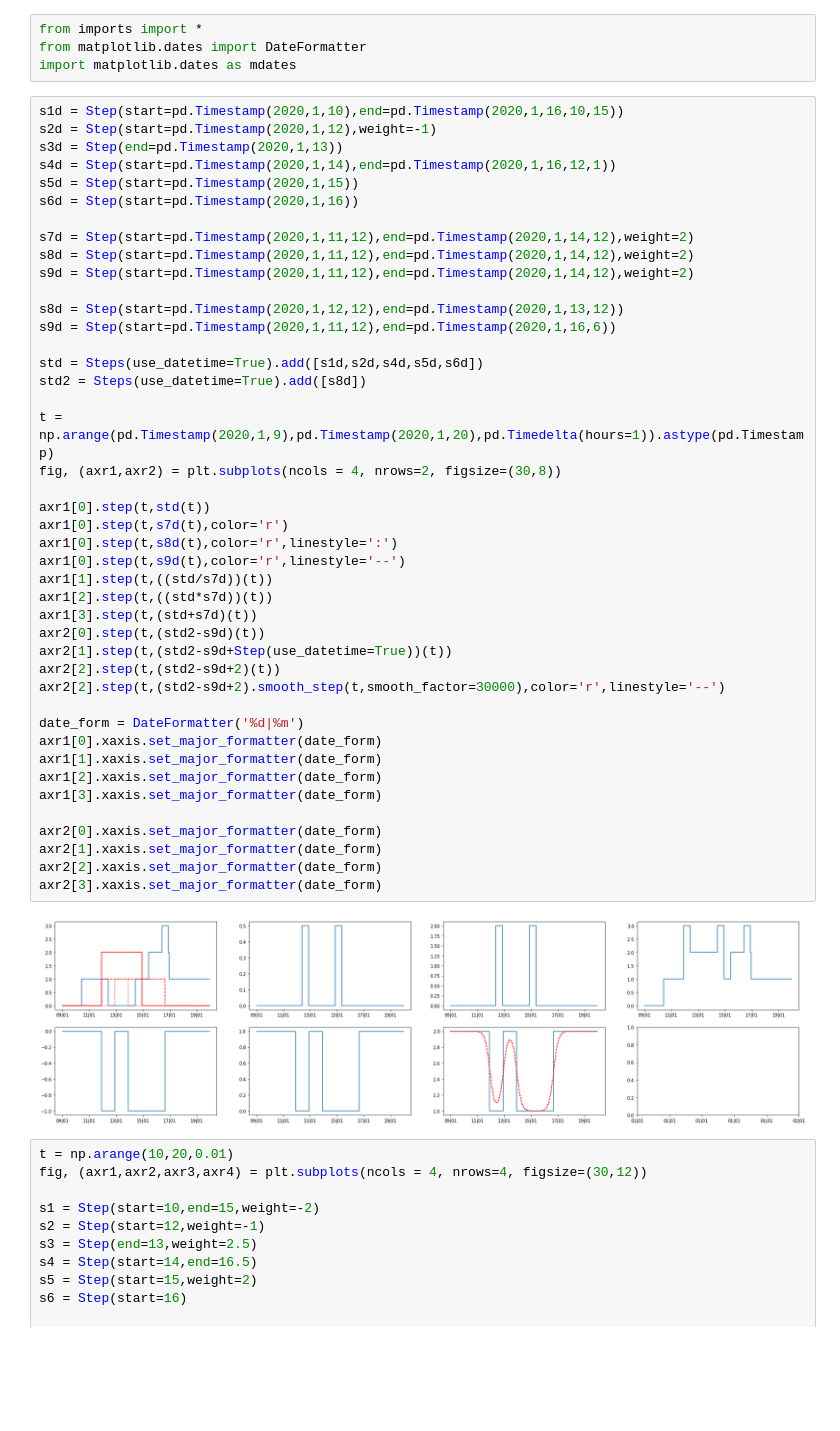
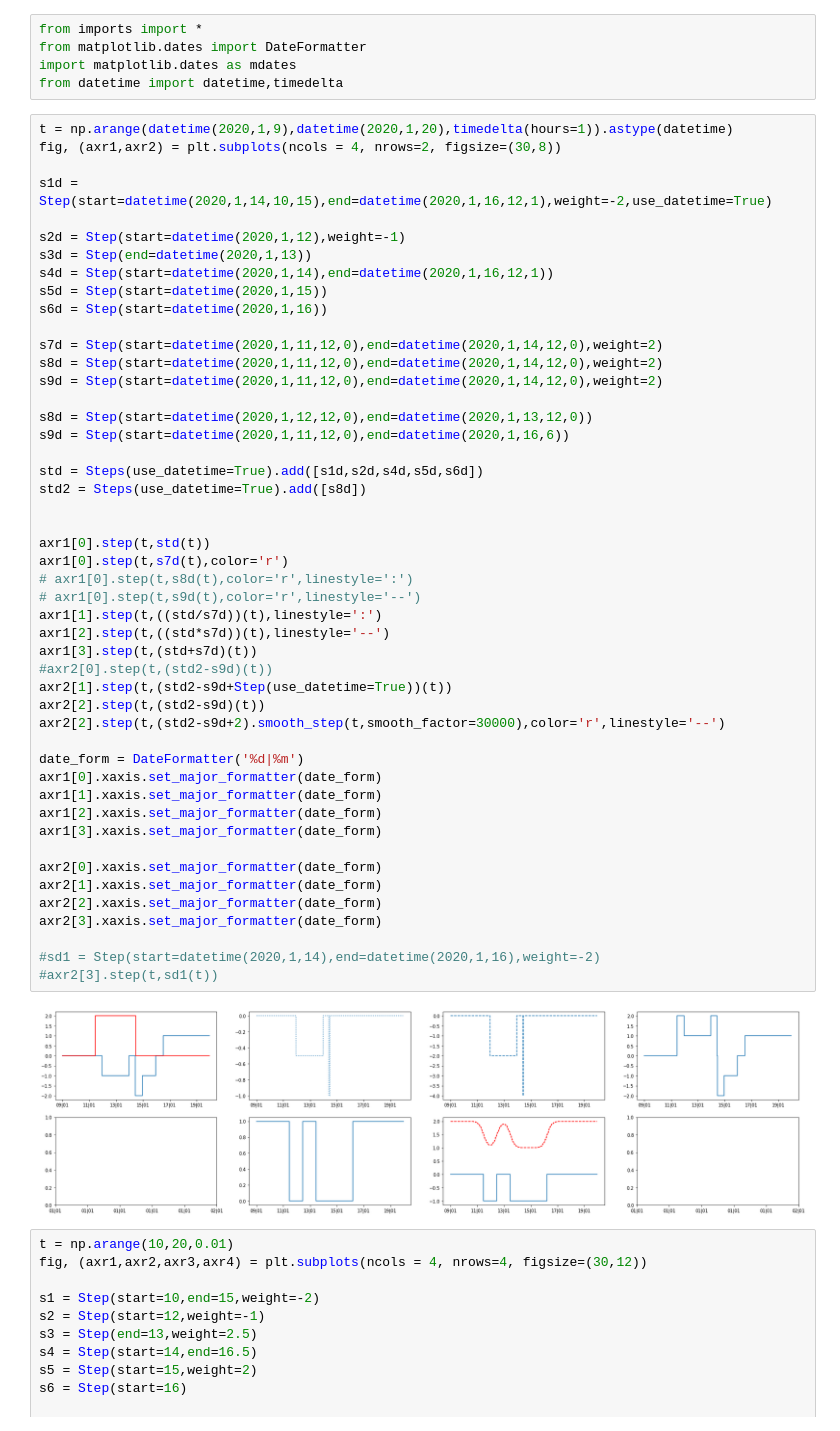
Before and after one commit to probability/topicmodelunderstanding, a Jupyter notebook: Notebooks/operations tests.ipynb, the cells around one changed output. Cells and saved outputs as stored; diff of their text form; blank space fills up the shorter version.

Commit message:
migrated to strictly datetime.datetime

```diff
--- a/Notebooks/operations tests.ipynb
+++ b/Notebooks/operations tests.ipynb
@@ -2,51 +2,57 @@
 from imports import *
 from matplotlib.dates import DateFormatter
 import matplotlib.dates as mdates
+from datetime import datetime,timedelta
 # %%
-s1d = Step(start=pd.Timestamp(2020,1,10),end=pd.Timestamp(2020,1,16,10,15))
-s2d = Step(start=pd.Timestamp(2020,1,12),weight=-1)
-s3d = Step(end=pd.Timestamp(2020,1,13))
-s4d = Step(start=pd.Timestamp(2020,1,14),end=pd.Timestamp(2020,1,16,12,1))
-s5d = Step(start=pd.Timestamp(2020,1,15))
-s6d = Step(start=pd.Timestamp(2020,1,16))
+t = np.arange(datetime(2020,1,9),datetime(2020,1,20),timedelta(hours=1)).astype(datetime)
+fig, (axr1,axr2) = plt.subplots(ncols = 4, nrows=2, figsize=(30,8))
 
-s7d = Step(start=pd.Timestamp(2020,1,11,12),end=pd.Timestamp(2020,1,14,12),weight=2)
-s8d = Step(start=pd.Timestamp(2020,1,11,12),end=pd.Timestamp(2020,1,14,12),weight=2)
-s9d = Step(start=pd.Timestamp(2020,1,11,12),end=pd.Timestamp(2020,1,14,12),weight=2)
+s1d = Step(start=datetime(2020,1,14,10,15),end=datetime(2020,1,16,12,1),weight=-2,use_datetime=True)
 
-s8d = Step(start=pd.Timestamp(2020,1,12,12),end=pd.Timestamp(2020,1,13,12))
-s9d = Step(start=pd.Timestamp(2020,1,11,12),end=pd.Timestamp(2020,1,16,6))
+s2d = Step(start=datetime(2020,1,12),weight=-1)
+s3d = Step(end=datetime(2020,1,13))
+s4d = Step(start=datetime(2020,1,14),end=datetime(2020,1,16,12,1))
+s5d = Step(start=datetime(2020,1,15))
+s6d = Step(start=datetime(2020,1,16))
+
+s7d = Step(start=datetime(2020,1,11,12,0),end=datetime(2020,1,14,12,0),weight=2)
+s8d = Step(start=datetime(2020,1,11,12,0),end=datetime(2020,1,14,12,0),weight=2)
+s9d = Step(start=datetime(2020,1,11,12,0),end=datetime(2020,1,14,12,0),weight=2)
+
+s8d = Step(start=datetime(2020,1,12,12,0),end=datetime(2020,1,13,12,0))
+s9d = Step(start=datetime(2020,1,11,12,0),end=datetime(2020,1,16,6))
 
 std = Steps(use_datetime=True).add([s1d,s2d,s4d,s5d,s6d])
 std2 = Steps(use_datetime=True).add([s8d])
 
-t = np.arange(pd.Timestamp(2020,1,9),pd.Timestamp(2020,1,20),pd.Timedelta(hours=1)).astype(pd.Timestamp)
-fig, (axr1,axr2) = plt.subplots(ncols = 4, nrows=2, figsize=(30,8))
 
 axr1[0].step(t,std(t))
 axr1[0].step(t,s7d(t),color='r')
-axr1[0].step(t,s8d(t),color='r',linestyle=':')
-axr1[0].step(t,s9d(t),color='r',linestyle='--')
-axr1[1].step(t,((std/s7d))(t))
-axr1[2].step(t,((std*s7d))(t))
+# axr1[0].step(t,s8d(t),color='r',linestyle=':')
+# axr1[0].step(t,s9d(t),color='r',linestyle='--')
+axr1[1].step(t,((std/s7d))(t),linestyle=':')
+axr1[2].step(t,((std*s7d))(t),linestyle='--')
 axr1[3].step(t,(std+s7d)(t))
-axr2[0].step(t,(std2-s9d)(t))
+#axr2[0].step(t,(std2-s9d)(t))
 axr2[1].step(t,(std2-s9d+Step(use_datetime=True))(t))
-axr2[2].step(t,(std2-s9d+2)(t))
+axr2[2].step(t,(std2-s9d)(t))
 axr2[2].step(t,(std2-s9d+2).smooth_step(t,smooth_factor=30000),color='r',linestyle='--')
 
 date_form = DateFormatter('%d|%m')
 axr1[0].xaxis.set_major_formatter(date_form)
 axr1[1].xaxis.set_major_formatter(date_form)
 axr1[2].xaxis.set_major_formatter(date_form)
 axr1[3].xaxis.set_major_formatter(date_form)
 
 axr2[0].xaxis.set_major_formatter(date_form)
 axr2[1].xaxis.set_major_formatter(date_form)
 axr2[2].xaxis.set_major_formatter(date_form)
 axr2[3].xaxis.set_major_formatter(date_form)
+
+#sd1 = Step(start=datetime(2020,1,14),end=datetime(2020,1,16),weight=-2)
+#axr2[3].step(t,sd1(t))
 # %% [output]
-[figure, old version]
+[figure, new version]
 # %%
 t = np.arange(10,20,0.01)
 fig, (axr1,axr2,axr3,axr4) = plt.subplots(ncols = 4, nrows=4, figsize=(30,12))
```
Also changed, not shown: 5 other files.
